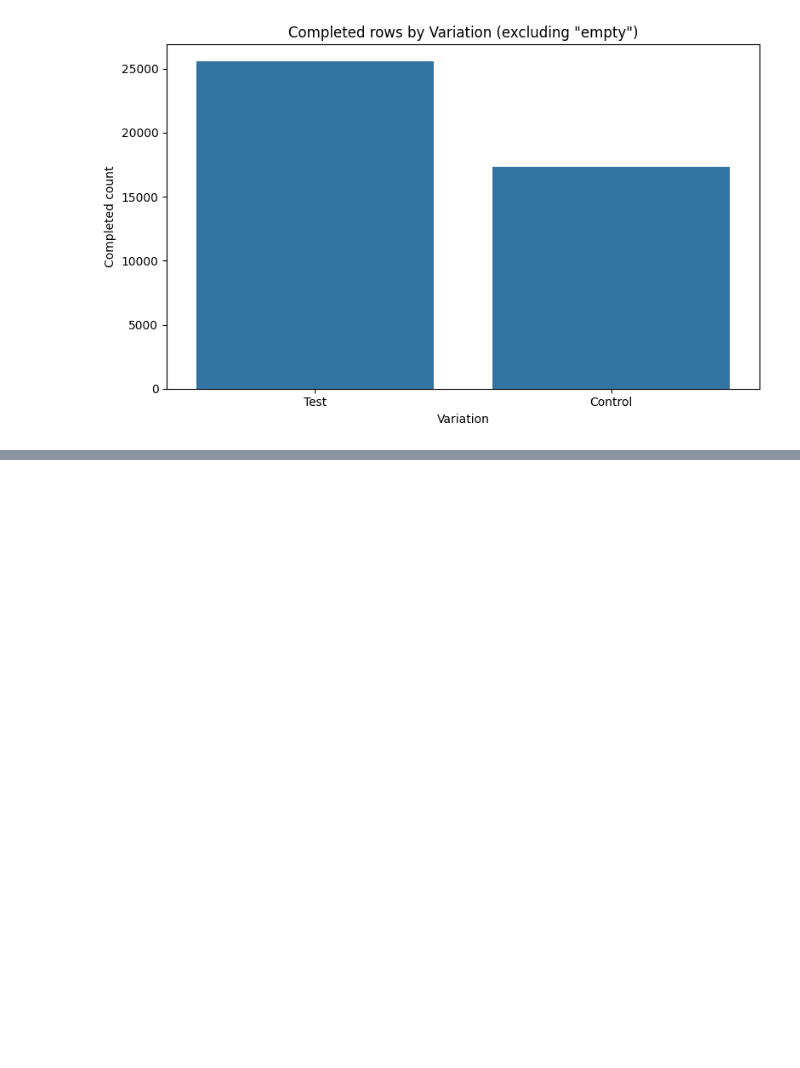
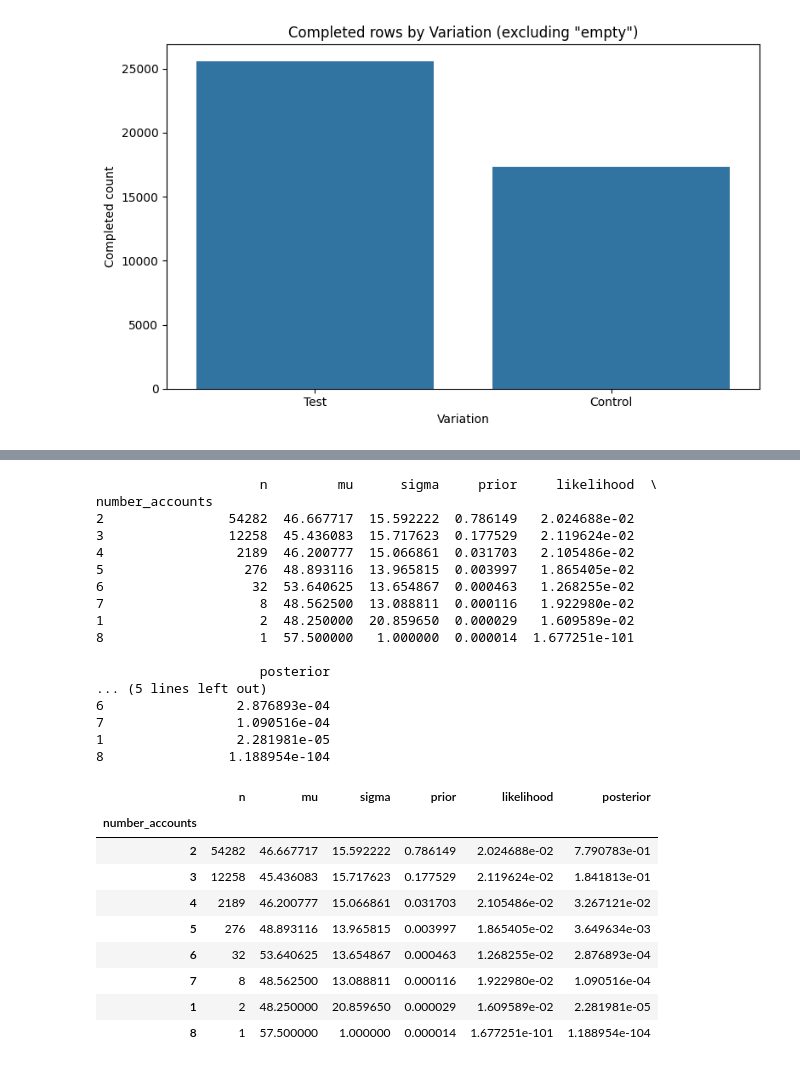
Before and after one commit to bloodnickel/project_2, a Jupyter notebook: 2_Python_Notebook/mykyta.ipynb, the cells around one changed output, grey strips where cells are left out. Drawn from its saved outputs; the diff is of its cells as text; code cells hidden in the pictures; blank space fills up the shorter version.

```diff
--- a/2_Python_Notebook/mykyta.ipynb
+++ b/2_Python_Notebook/mykyta.ipynb
@@ -412,0 +483,54 @@ plt.show()
+# %%
+import numpy as np
+import pandas as pd
+from scipy.stats import norm
+
+age = 36.0
+df = df00  # ваш DataFrame с client_age и number_accounts
+
+# оценим μ и σ для каждой группы (используем ddof=0 как раньше)
+stats = df.groupby('number_accounts')['client_age'].agg(['count','mean','std']).rename(columns={'count':'n','mean':'mu','std':'sigma'}).fillna(0)
+total = stats['n'].sum()
+stats['prior'] = stats['n'] / total
+
+# для группы с sigma==0 (n<=1) задаём малую sigma, чтобы pdf работал:
+stats['sigma'] = stats['sigma'].replace(0, 1.0)  # можно подобрать другое малое значение
+
+# вычисляем likelihood = pdf(age | group)
+stats['likelihood'] = norm.pdf(age, loc=stats['mu'], scale=stats['sigma'])
+
+# постерiori ~ likelihood * prior
+stats['posterior_unnorm'] = stats['likelihood'] * stats['prior']
+stats['posterior'] = stats['posterior_unnorm'] / stats['posterior_unnorm'].sum()
+
+# показать наиболее вероятные группы
+result = stats[['n','mu','sigma','prior','likelihood','posterior']].sort_values('posterior', ascending=False)
+display(result)
+# %% [output]
+                     n         mu      sigma     prior     likelihood  \
+number_accounts
+2                54282  46.667717  15.592222  0.786149   2.024688e-02
+3                12258  45.436083  15.717623  0.177529   2.119624e-02
+4                 2189  46.200777  15.066861  0.031703   2.105486e-02
+5                  276  48.893116  13.965815  0.003997   1.865405e-02
+6                   32  53.640625  13.654867  0.000463   1.268255e-02
+7                    8  48.562500  13.088811  0.000116   1.922980e-02
+1                    2  48.250000  20.859650  0.000029   1.609589e-02
+8                    1  57.500000   1.000000  0.000014  1.677251e-101
+
+                     posterior
+... (5 lines left out)
+6                 2.876893e-04
+7                 1.090516e-04
+1                 2.281981e-05
+8                1.188954e-104
+|  | n | mu | sigma | prior | likelihood | posterior |
+| number_accounts |  |  |  |  |  |  |
+| 2 | 54282 | 46.667717 | 15.592222 | 0.786149 | 2.024688e-02 | 7.790783e-01 |
+| 3 | 12258 | 45.436083 | 15.717623 | 0.177529 | 2.119624e-02 | 1.841813e-01 |
+| 4 | 2189 | 46.200777 | 15.066861 | 0.031703 | 2.105486e-02 | 3.267121e-02 |
+| 5 | 276 | 48.893116 | 13.965815 | 0.003997 | 1.865405e-02 | 3.649634e-03 |
+| 6 | 32 | 53.640625 | 13.654867 | 0.000463 | 1.268255e-02 | 2.876893e-04 |
+| 7 | 8 | 48.562500 | 13.088811 | 0.000116 | 1.922980e-02 | 1.090516e-04 |
+| 1 | 2 | 48.250000 | 20.859650 | 0.000029 | 1.609589e-02 | 2.281981e-05 |
+| 8 | 1 | 57.500000 | 1.000000 | 0.000014 | 1.677251e-101 | 1.188954e-104 |
```
Also changed, not shown: parts of 2 cells of this notebook, 1 other file.
